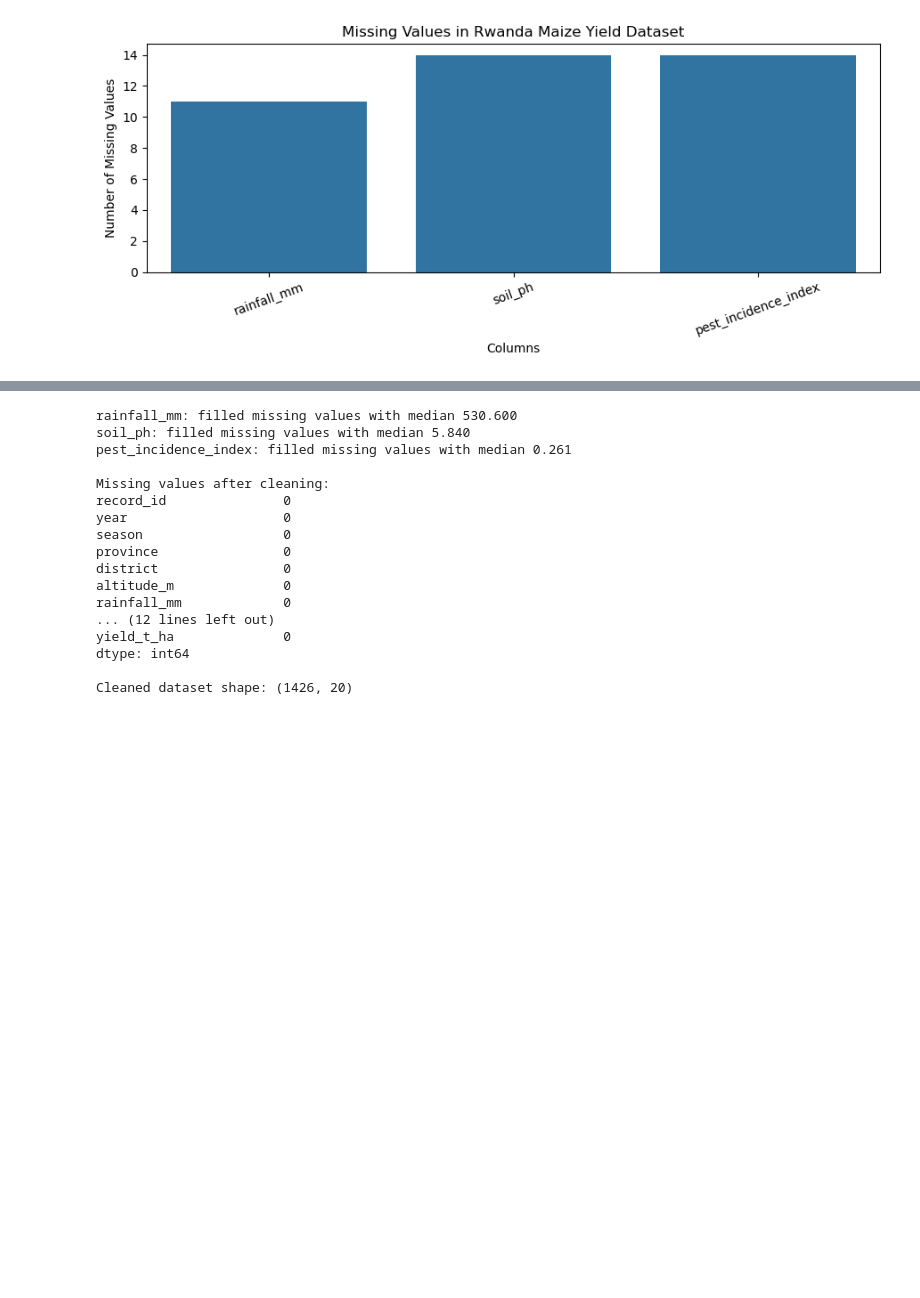
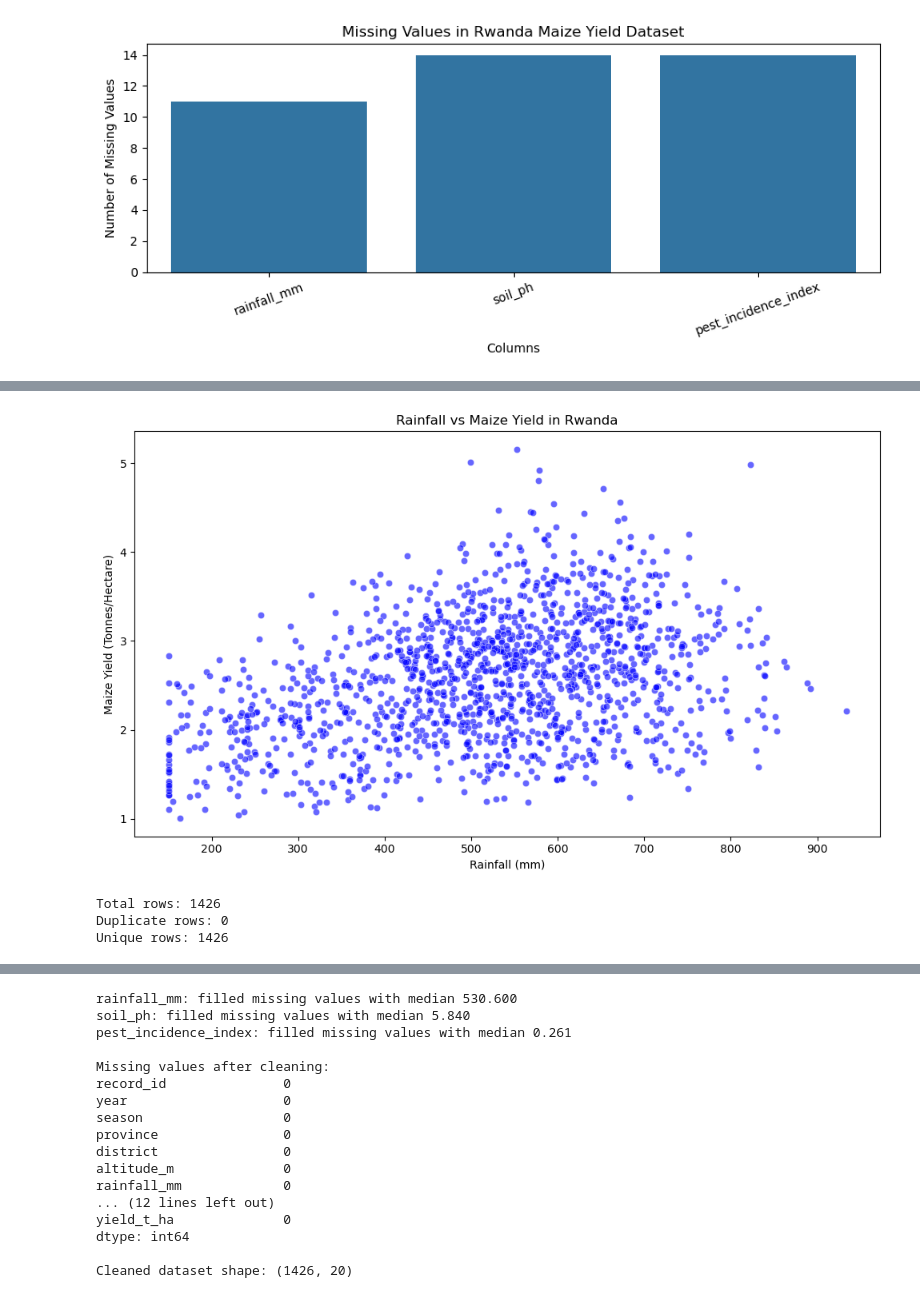
Before and after one commit to arvash-tech/rwanda-ml-dataset-preparation, a Jupyter notebook: notebooks/01_maize_yield_preprocessing.ipynb, the cells around one changed output, grey strips where cells are left out. Drawn from its saved outputs; the diff is of its cells as text; code cells hidden in the pictures; blank space fills up the shorter version.

```diff
--- a/notebooks/01_maize_yield_preprocessing.ipynb
+++ b/notebooks/01_maize_yield_preprocessing.ipynb
@@ -132,0 +208,27 @@ plt.show()
+# %%
+# Rainfall vs. Maize Yield
+plt.figure(figsize=(10, 6))
+
+sns.scatterplot(
+    data=df,
+    x="rainfall_mm",
+    y="yield_t_ha",
+    color="blue",
+    alpha=0.6
+)
+
+plt.title("Rainfall vs Maize Yield in Rwanda")
+plt.xlabel("Rainfall (mm)")
+plt.ylabel("Maize Yield (Tonnes/Hectare)")
+plt.tight_layout()
+plt.show()
+# %% [output]
+[figure, added]
+# %%
+print("Total rows:", len(df))
+print("Duplicate rows:", df.duplicated().sum())
+print("Unique rows:", len(df.drop_duplicates()))
+# %% [output]
+Total rows: 1426
+Duplicate rows: 0
+Unique rows: 1426
```
Also changed, not shown: parts of 10 cells of this notebook, 27 other files.
